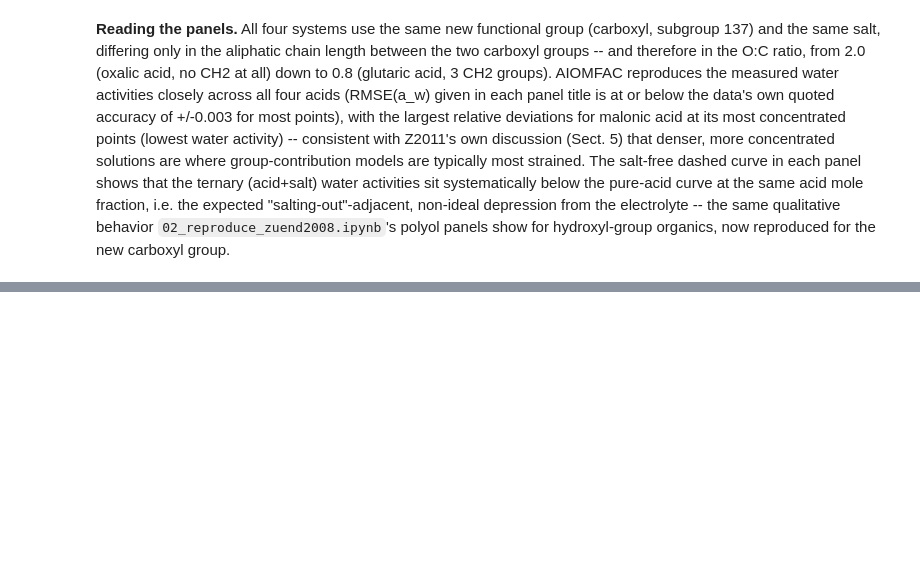
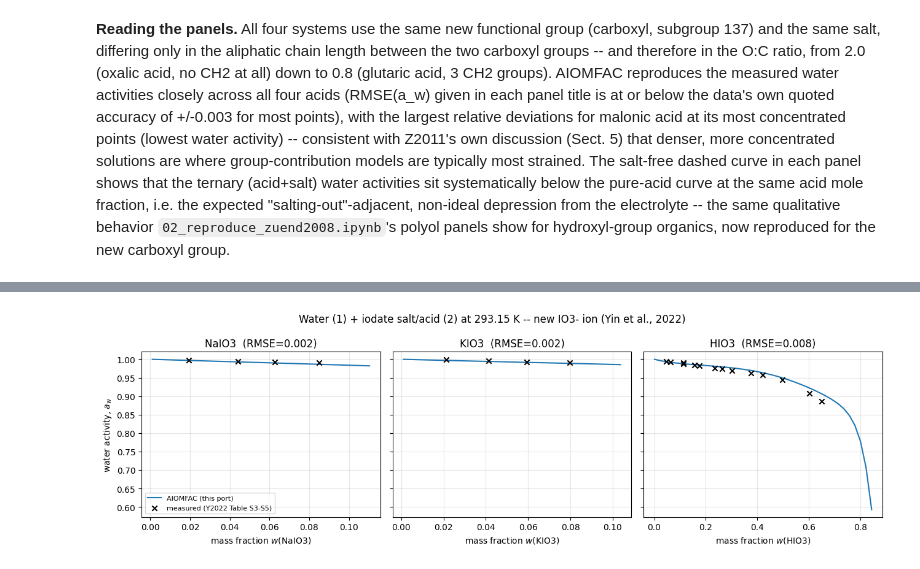
Before and after one commit to SeoulTechPSE/aiomfac-python, a Jupyter notebook: notebooks/04_zuend2011_new_functional_groups.ipynb, the cells around one changed output, grey strips where cells are left out. Saved outputs shown, nothing was run; the diff lists cells and outputs as text; code cells hidden in the pictures; blank space fills up the shorter version.

```diff
--- a/notebooks/04_zuend2011_new_functional_groups.ipynb
+++ b/notebooks/04_zuend2011_new_functional_groups.ipynb
@@ -185,0 +214,49 @@ show for hydroxyl-group organics, now reproduced for the new carboxyl group.
+# %%
+iodate_salts = {
+    "NaIO3": ((202, 1), (246, 1)),
+    "KIO3":  ((203, 1), (246, 1)),
+    "HIO3":  ((205, 1), (246, 1)),
+}
+
+# Y2022 Supplement Tables S3-S5: bulk water activity of water (1) + iodate salt/acid (2) at T = 293.15 K.
+# Columns: mass fraction of the iodate salt/acid, a_w (measured).
+iodate_data = {
+    "NaIO3": np.array([
+        [0.0195, 0.997], [0.0442, 0.994], [0.0626, 0.992], [0.0849, 0.990],
+    ]),
+    "KIO3": np.array([
+        [0.0213, 0.999], [0.0413, 0.996], [0.0592, 0.993], [0.0798, 0.991],
+    ]),
+    "HIO3": np.array([
+        [0.0459, 0.994], [0.0627, 0.993], [0.1124, 0.988], [0.1144, 0.990], [0.1561, 0.985],
+        [0.1753, 0.983], [0.2342, 0.976], [0.2634, 0.974], [0.3028, 0.969], [0.3755, 0.963],
+        [0.4204, 0.958], [0.4982, 0.945], [0.6020, 0.908], [0.6492, 0.886],
+    ]),
+}
+
+fig, axes = plt.subplots(1, 3, figsize=(13, 4), sharey=True)
+
+for ax, (name, subgroups) in zip(axes, iodate_salts.items()):
+    salt = Component(2, name, subgroups)
+    model = ActivityModel([water, salt])
+
+    w_grid = np.linspace(0.001, iodate_data[name][:, 0].max() * 1.3, 40)
+    aw_model_grid = [model.evaluate([1 - w, w], 293.15, basis="mass").activity[0] for w in w_grid]
+    ax.plot(w_grid, aw_model_grid, "-", color="C0", lw=1.5, label="AIOMFAC (this port)")
+
+    data = iodate_data[name]
+    aw_model_pts = [model.evaluate([1 - w, w], 293.15, basis="mass").activity[0] for w in data[:, 0]]
+    rmse = np.sqrt(np.mean((np.array(aw_model_pts) - data[:, 1]) ** 2))
+    ax.scatter(data[:, 0], data[:, 1], marker="x", color="k", zorder=5, label="measured (Y2022 Table S3-S5)")
+
+    ax.set_xlabel(r"mass fraction $w$(" + name + ")")
+    ax.set_title(f"{name}  (RMSE={rmse:.3f})")
+    ax.grid(alpha=0.3)
+
+axes[0].set_ylabel(r"water activity, $a_w$")
+axes[0].legend(fontsize=8, loc="lower left")
+fig.suptitle("Water (1) + iodate salt/acid (2) at 293.15 K -- new IO3- ion (Yin et al., 2022)")
+fig.tight_layout()
+plt.show()
+# %% [output]
+[figure, added]
```
Also changed, not shown: parts of 6 cells of this notebook, 3 other files.
